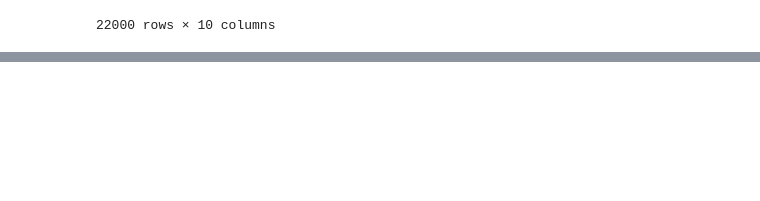
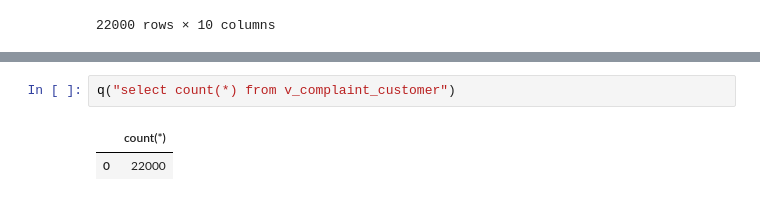
Before and after one commit to mohamednihadx2/airtel_analysis, a Jupyter notebook: notebooks/data_preperation.ipynb, the cells around one changed output, grey strips where cells are left out. Drawn from its saved outputs; the diff is of its cells as text; blank space fills up the shorter version.

```diff
--- a/notebooks/data_preperation.ipynb
+++ b/notebooks/data_preperation.ipynb
@@ -104,0 +118,5 @@ q("""select * from  v_usage_customer""")
+# %%
+q("select count(*) from v_complaint_customer")
+# %% [output]
+|  | count(*) |
+| 0 | 22000 |
```
Also changed, not shown: parts of 12 cells of this notebook, 4 other files.
